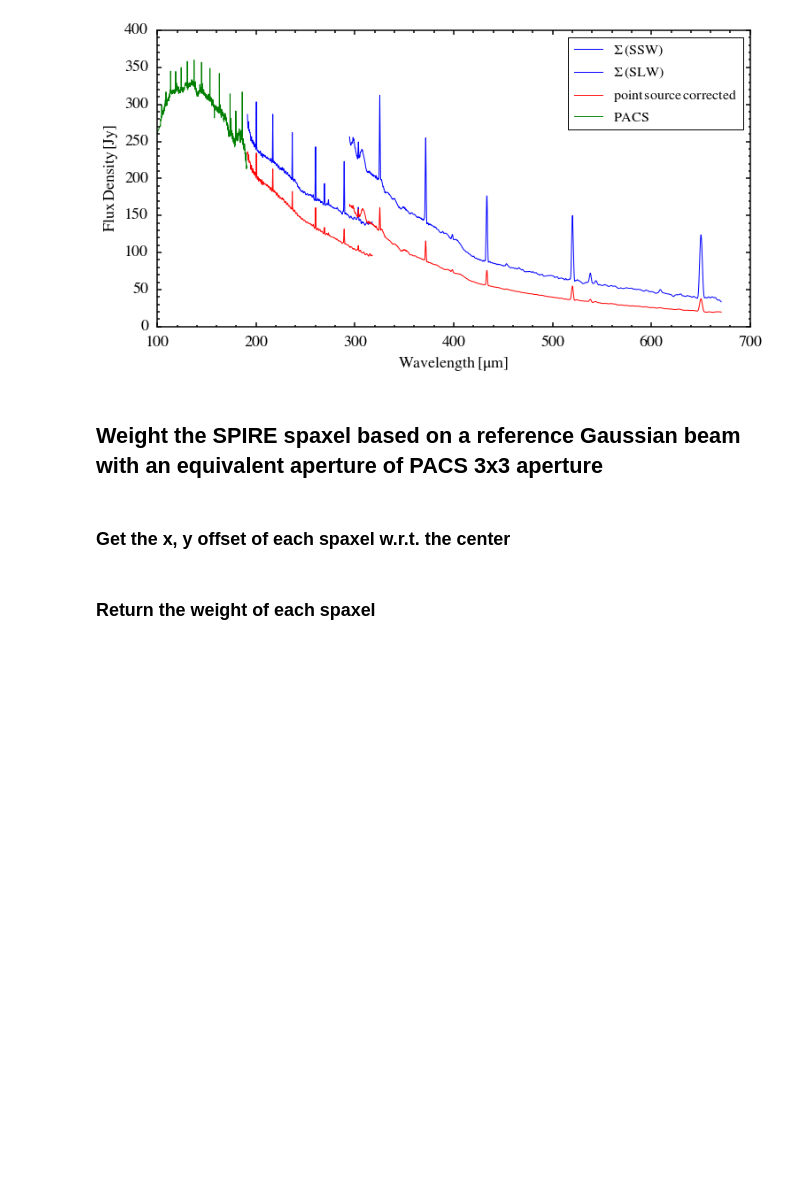
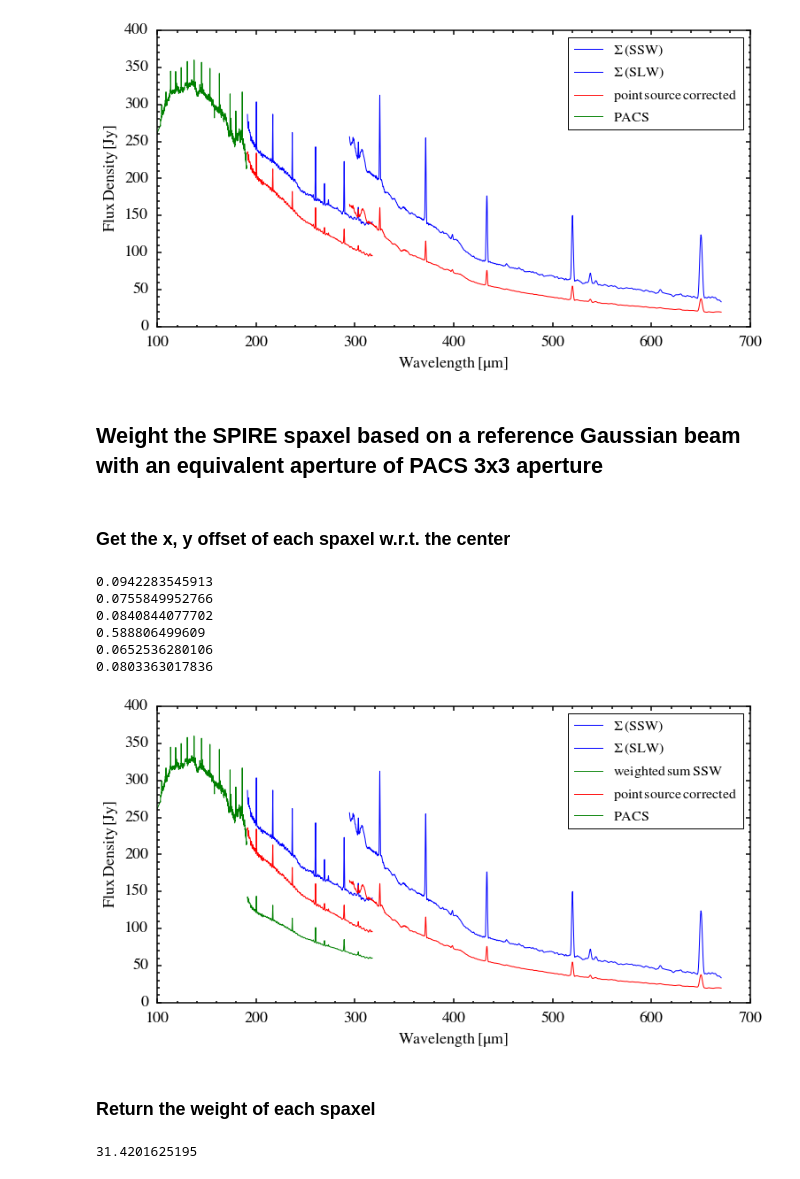
Before and after one commit to yaolun/sa, a Jupyter notebook: spire_products_comparison.ipynb, the cells around one changed output. Saved outputs shown, nothing was run; the diff lists cells and outputs as text; code cells hidden in the pictures; blank space fills up the shorter version.

```diff
--- a/spire_products_comparison.ipynb
+++ b/spire_products_comparison.ipynb
@@ -149,5 +149,68 @@ ax.tick_params('both',labelsize=18,width=1.5,which='minor',pad=10,length=2.5)
 ## Weight the SPIRE spaxel based on a reference Gaussian beam with an equivalent aperture of PACS 3x3 aperture
 # %% [markdown]
 ### Get the x, y offset of each spaxel w.r.t. the center
+# %%
+filename = '/Users/yaolun/bhr71/fitting/BHR71/spire/data/fits/1342248249_HR_spectrum_point_apod.fits'
+hdu = fits.open(filename)
+
+# Create a 2-D cartian grid for mapping 2-D Gaussian
+def gauss2d(x, y, sigmax=13.5, sigmay=13.5):
+    return 1/(2*np.pi*sigmax*sigmay) * np.exp( -(x**2/2./sigmax**2 + y**2/2./sigmay**2) )
+
+r0 = 18.
+
+cen_ra = hdu[18].header['RA']
+cen_dec = hdu[18].header['DEC']
+wl_ssw_wsum = c/1e5/hdu[13].data.field(0)
+flux_ssw_wsum = np.zeros_like(hdu[13].data.field(1))
+for i in [13,14,17,18,21,22]:
+# for i in [13]:
+    ra_dum = (hdu[i].header['RA']-cen_ra)*np.cos(np.radians(cen_dec))*3600.
+    dec_dum = (hdu[i].header['DEC']-cen_dec) * 3600.
+    # map a 70" x 70" grid
+    w = 0.0
+    g2d = np.empty((701,701))
+    dA = (1/((len(g2d[:,0])-1)/2.)*35.)**2
+    for j in range(len(g2d[:,0])):
+        for k in range(len(g2d[0,:])):
+            x_dum = ((len(g2d[:,0])-1)/2. - j)/((len(g2d[:,0])-1)/2.)*35.
+            y_dum = ((len(g2d[:,0])-1)/2. - k)/((len(g2d[:,0])-1)/2.)*35.
+            g2d[j,k] = gauss2d(x_dum, y_dum)
+            if (x_dum-ra_dum)**2+(y_dum-dec_dum)**2 <= r0**2:
+                w += gauss2d(x_dum, y_dum)*dA
+    print w
+    # weighted sum
+    flux_ssw_wsum += hdu[i].data.field(1) * w
+# %% [output]
+0.0942283545913
+0.0755849952766
+0.0840844077702
+0.588806499609
+0.0652536280106
+0.0803363017836
+# %%
+fig = plt.figure(figsize=(12,6))
+ax = fig.add_subplot(111)
+
+ax.plot(wl_ssw_sum, flux_ssw_sum, 'b-', label=r'$\rm{\Sigma\,(SSW)}$')
+ax.plot(wl_slw_sum, flux_slw_sum, 'b-', label=r'$\rm{\Sigma\,(SLW)}$')
+
+ax.plot(wl_ssw_wsum, flux_ssw_wsum, 'g-', label=r'$\rm{weighted\,sum\,SSW}$')
+
+pot, = ax.plot(wl_slw_pot, flux_slw_pot, 'r-', label=r'$\rm{point\,source\,corrected}$')
+ax.plot(wl_ssw_pot, flux_ssw_pot, 'r-')
+# PACS
+pacs, = ax.plot(wl_pacs, flux_pacs, 'g-', label=r'$\rm{PACS}$')
+
+ax.legend(numpoints=1, loc='best', fontsize=16)
+ax.set_xlim([100, 700])
+ax.set_xlabel(r'$\rm{Wavelength\,[\mu m]}$', fontsize=18)
+ax.set_ylabel(r'$\rm{Flux\,Density\,[Jy]}$', fontsize=18)
+[ax.spines[axis].set_linewidth(1.5) for axis in ['top','bottom','left','right']]
+ax.minorticks_on()
+ax.tick_params('both',labelsize=18,width=1.5,which='major',pad=10,length=5)
+ax.tick_params('both',labelsize=18,width=1.5,which='minor',pad=10,length=2.5)
+# %% [output]
+[figure, added]
 # %% [markdown]
 ### Return the weight of each spaxel
@@ -156,0 +217,7 @@ gauss2d =
+# %%
+x0 = ra_dum
+y0 = dec_dum
+r0 = 18.
+print (x0**2+y0**2)**0.5
+# %% [output]
+31.4201625195
```
Also changed, not shown: parts of 3 cells of this notebook.
